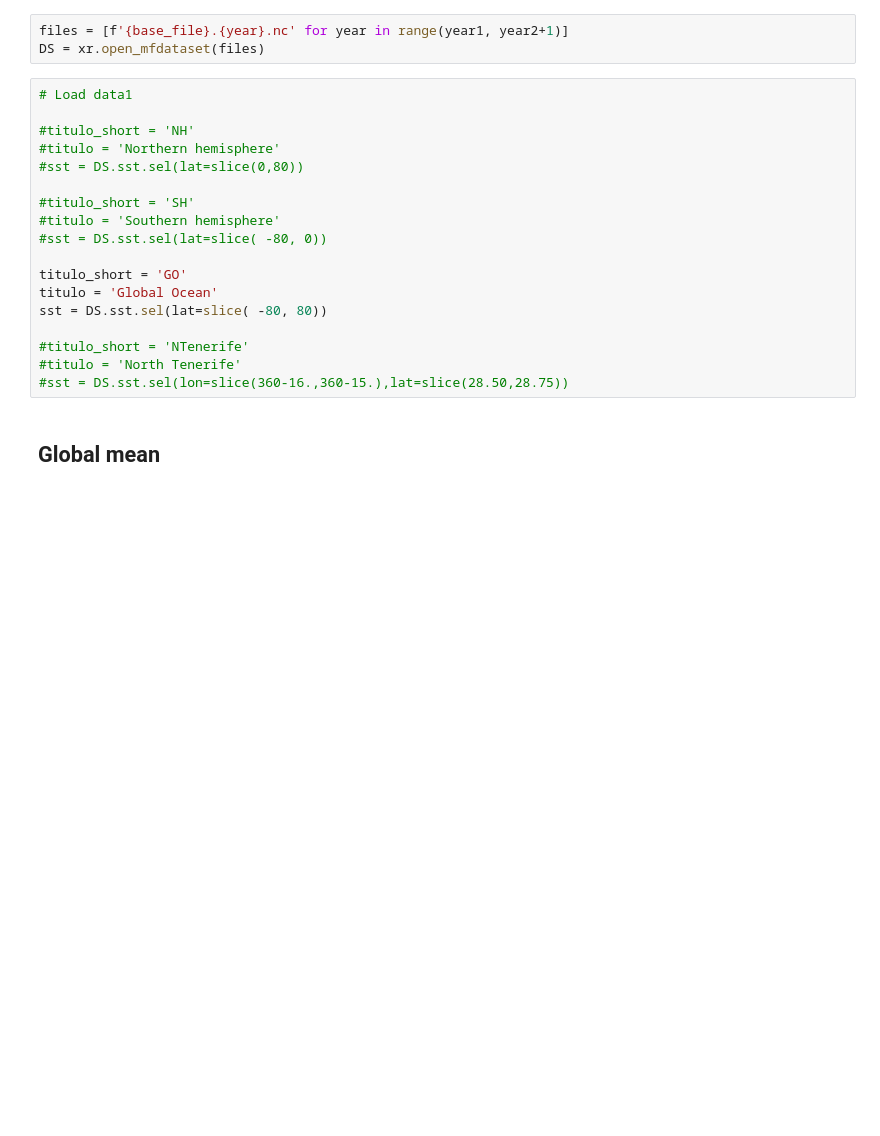
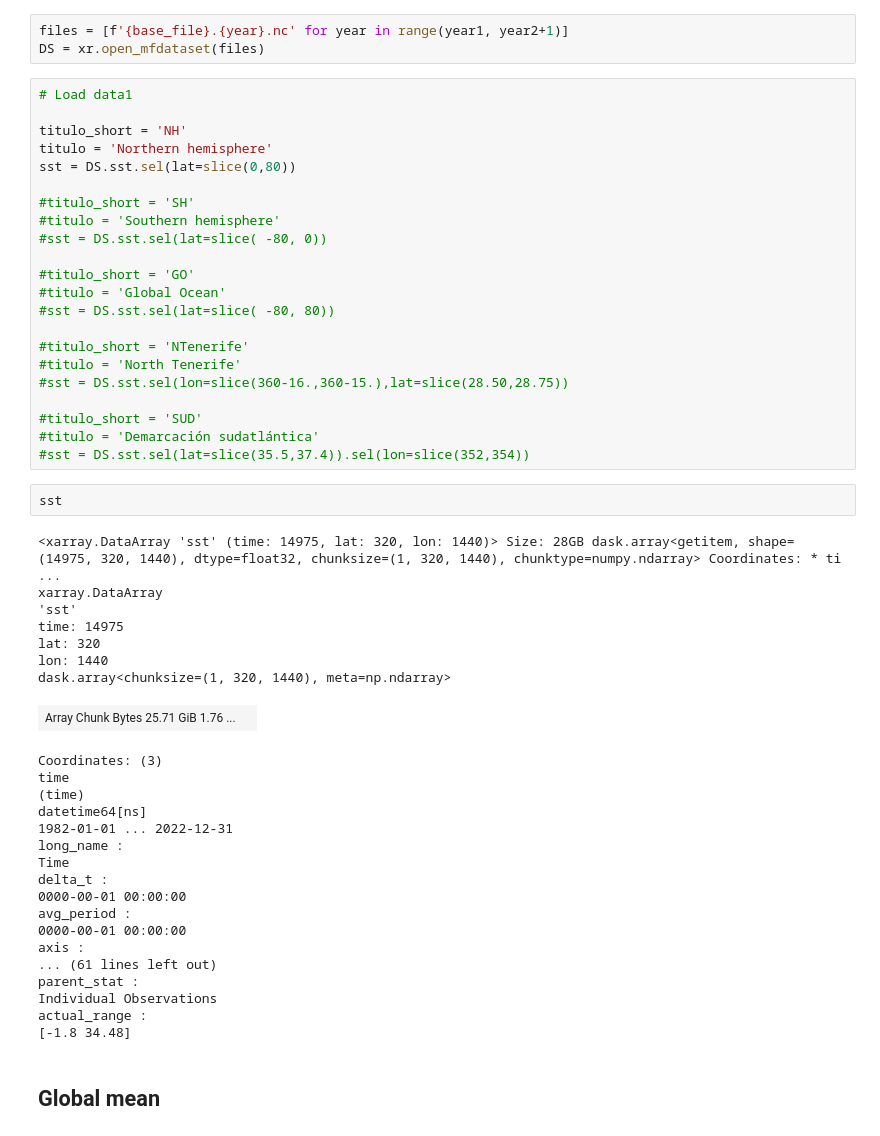
Before and after one commit to PedroVelez/SSTGlobalAnalysis, a Jupyter notebook: analysisData_daily.ipynb, the cells around one changed output. Saved outputs shown, nothing was run; the diff lists cells and outputs as text; blank space fills up the shorter version.

```diff
--- a/analysisData_daily.ipynb
+++ b/analysisData_daily.ipynb
@@ -33,21 +37,53 @@ DS = xr.open_mfdataset(files)
 # %%
 # Load data1
 
-#titulo_short = 'NH'
-#titulo = 'Northern hemisphere'
-#sst = DS.sst.sel(lat=slice(0,80))
+titulo_short = 'NH'
+titulo = 'Northern hemisphere'
+sst = DS.sst.sel(lat=slice(0,80))
 
 #titulo_short = 'SH'
 #titulo = 'Southern hemisphere'
 #sst = DS.sst.sel(lat=slice( -80, 0))
 
-titulo_short = 'GO'
-titulo = 'Global Ocean'
-sst = DS.sst.sel(lat=slice( -80, 80))
+#titulo_short = 'GO'
+#titulo = 'Global Ocean'
+#sst = DS.sst.sel(lat=slice( -80, 80))
 
 #titulo_short = 'NTenerife'
 #titulo = 'North Tenerife'
 #sst = DS.sst.sel(lon=slice(360-16.,360-15.),lat=slice(28.50,28.75))
+
+#titulo_short = 'SUD'
+#titulo = 'Demarcación sudatlántica'
+#sst = DS.sst.sel(lat=slice(35.5,37.4)).sel(lon=slice(352,354))
+# %%
+sst
+# %% [output]
+<xarray.DataArray 'sst' (time: 14975, lat: 320, lon: 1440)> Size: 28GB dask.array<getitem, shape=(14975, 320, 1440), dtype=float32, chunksize=(1, 320, 1440), chunktype=numpy.ndarray> Coordinates: * ti ...
+xarray.DataArray
+'sst'
+time: 14975
+lat: 320
+lon: 1440
+dask.array<chunksize=(1, 320, 1440), meta=np.ndarray>
+| Array Chunk Bytes 25.71 GiB 1.76 ... |  |
+Coordinates: (3)
+time
+(time)
+datetime64[ns]
+1982-01-01 ... 2022-12-31
+long_name :
+Time
+delta_t :
+0000-00-01 00:00:00
+avg_period :
+0000-00-01 00:00:00
+axis :
+... (61 lines left out)
+parent_stat :
+Individual Observations
+actual_range :
+[-1.8 34.48]
 # %% [markdown]
 ## Global mean
 # %%
```
Also changed, not shown: parts of 13 cells of this notebook, 10 other files.
